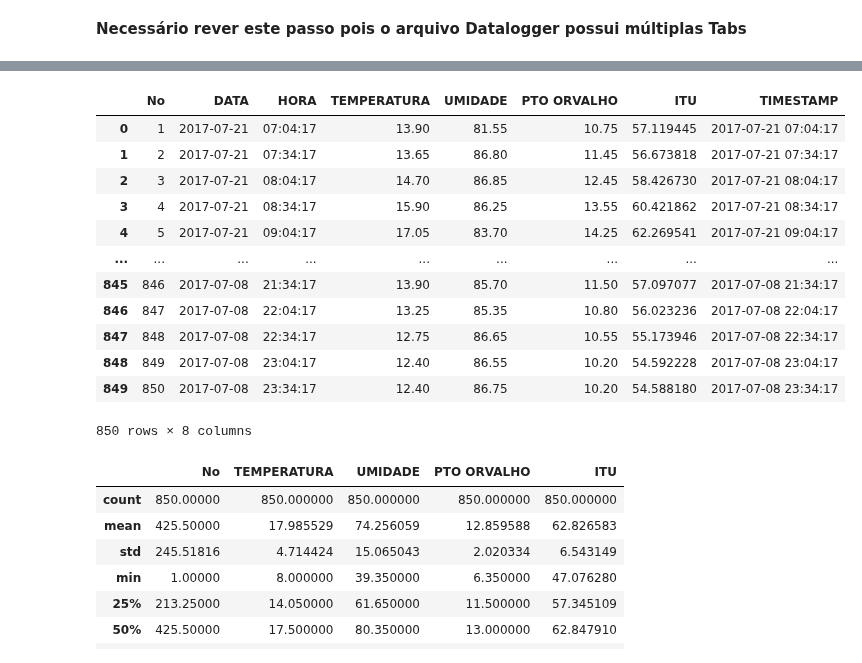
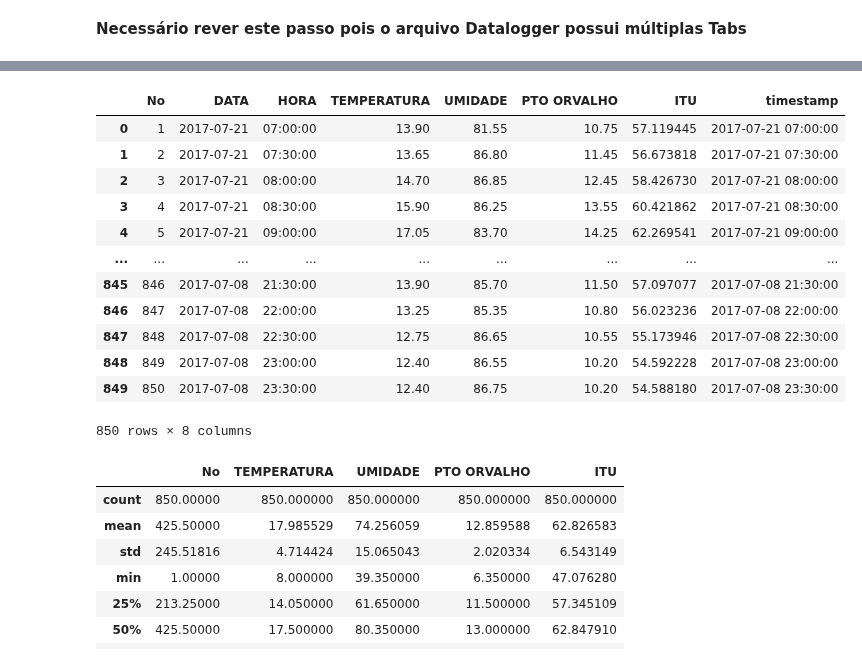
Before and after one commit to InstitutodaVinci3/vancouver, a Jupyter notebook: MedMepNewData.ipynb, the cells around one changed output, grey strips where cells are left out. Drawn from its saved outputs; the diff is of its cells as text; code cells hidden in the pictures.

```diff
--- a/MedMepNewData.ipynb
+++ b/MedMepNewData.ipynb
@@ -365,4 +322,7 @@ comp.describe()
 **Necessário rever este passo pois o arquivo Datalogger possui múltiplas Tabs**
 # %%
 #dtlog = pd.read_excel('/content/drive/MyDrive/MedMep/New_Data_ XLSX/Datalogger.xls')
-GalpAberto = pd.read_excel(path+ 'TempGalpao.xls', sheet_name=0, names=["No", "DATA", "HORA", "TEMPERATURA", "UMIDADE", "PTO ORVALHO", "ITU"])
+#GalpAberto = pd.read_excel(path+ 'TempGalpao.xls', sheet_name=0, names=["No", "DATA", "HORA", "TEMPERATURA", "UMIDADE", "PTO ORVALHO", "ITU"])
+GalpAberto = pd.read_excel('https://raw.githubusercontent.com/InstitutodaVinci3/Vancouver/master/Experimento/TempGalpao.xls'
+, names=["No", "DATA", "HORA", "TEMPERATURA", "UMIDADE", "PTO ORVALHO", "ITU"])
+GalpAberto
@@ -378,5 +343,5 @@ GalpAberto.head(5)
 # %%
-GalpAberto['TIMESTAMP'] = GalpAberto['DATA'].astype('string') + ' ' + GalpAberto['HORA'].astype('string')
+GalpAberto['timestamp'] = GalpAberto['DATA'].astype('string') + ' ' + GalpAberto['HORA'].astype('string')
 # %%
 GalpAberto.dtypes
 # %% [output]
@@ -391,21 +356,21 @@ TIMESTAMP      datetime64[ns]
 dtype: object
 # %%
-GalpAberto['TIMESTAMP'] = pd.to_datetime(GalpAberto['TIMESTAMP'])
+GalpAberto['timestamp'] = pd.to_datetime(GalpAberto['timestamp'])
 GalpAberto['DATA'] = pd.to_datetime(GalpAberto['DATA'])
 GalpAberto
 # %% [output]
-|  | No | DATA | HORA | TEMPERATURA | UMIDADE | PTO ORVALHO | ITU | TIMESTAMP |
-| 0 | 1 | 2017-07-21 | 07:04:17 | 13.90 | 81.55 | 10.75 | 57.119445 | 2017-07-21 07:04:17 |
-| 1 | 2 | 2017-07-21 | 07:34:17 | 13.65 | 86.80 | 11.45 | 56.673818 | 2017-07-21 07:34:17 |
-| 2 | 3 | 2017-07-21 | 08:04:17 | 14.70 | 86.85 | 12.45 | 58.426730 | 2017-07-21 08:04:17 |
-| 3 | 4 | 2017-07-21 | 08:34:17 | 15.90 | 86.25 | 13.55 | 60.421862 | 2017-07-21 08:34:17 |
-| 4 | 5 | 2017-07-21 | 09:04:17 | 17.05 | 83.70 | 14.25 | 62.269541 | 2017-07-21 09:04:17 |
+|  | No | DATA | HORA | TEMPERATURA | UMIDADE | PTO ORVALHO | ITU | timestamp |
+| 0 | 1 | 2017-07-21 | 07:00:00 | 13.90 | 81.55 | 10.75 | 57.119445 | 2017-07-21 07:00:00 |
+| 1 | 2 | 2017-07-21 | 07:30:00 | 13.65 | 86.80 | 11.45 | 56.673818 | 2017-07-21 07:30:00 |
+| 2 | 3 | 2017-07-21 | 08:00:00 | 14.70 | 86.85 | 12.45 | 58.426730 | 2017-07-21 08:00:00 |
+| 3 | 4 | 2017-07-21 | 08:30:00 | 15.90 | 86.25 | 13.55 | 60.421862 | 2017-07-21 08:30:00 |
+| 4 | 5 | 2017-07-21 | 09:00:00 | 17.05 | 83.70 | 14.25 | 62.269541 | 2017-07-21 09:00:00 |
 | ... | ... | ... | ... | ... | ... | ... | ... | ... |
-| 845 | 846 | 2017-07-08 | 21:34:17 | 13.90 | 85.70 | 11.50 | 57.097077 | 2017-07-08 21:34:17 |
-| 846 | 847 | 2017-07-08 | 22:04:17 | 13.25 | 85.35 | 10.80 | 56.023236 | 2017-07-08 22:04:17 |
-| 847 | 848 | 2017-07-08 | 22:34:17 | 12.75 | 86.65 | 10.55 | 55.173946 | 2017-07-08 22:34:17 |
-| 848 | 849 | 2017-07-08 | 23:04:17 | 12.40 | 86.55 | 10.20 | 54.592228 | 2017-07-08 23:04:17 |
-| 849 | 850 | 2017-07-08 | 23:34:17 | 12.40 | 86.75 | 10.20 | 54.588180 | 2017-07-08 23:34:17 |
+| 845 | 846 | 2017-07-08 | 21:30:00 | 13.90 | 85.70 | 11.50 | 57.097077 | 2017-07-08 21:30:00 |
+| 846 | 847 | 2017-07-08 | 22:00:00 | 13.25 | 85.35 | 10.80 | 56.023236 | 2017-07-08 22:00:00 |
+| 847 | 848 | 2017-07-08 | 22:30:00 | 12.75 | 86.65 | 10.55 | 55.173946 | 2017-07-08 22:30:00 |
+| 848 | 849 | 2017-07-08 | 23:00:00 | 12.40 | 86.55 | 10.20 | 54.592228 | 2017-07-08 23:00:00 |
+| 849 | 850 | 2017-07-08 | 23:30:00 | 12.40 | 86.75 | 10.20 | 54.588180 | 2017-07-08 23:30:00 |
 850 rows × 8 columns
 # %%
 GalpAberto.describe()
```
Also changed, not shown: parts of 29 cells of this notebook.
